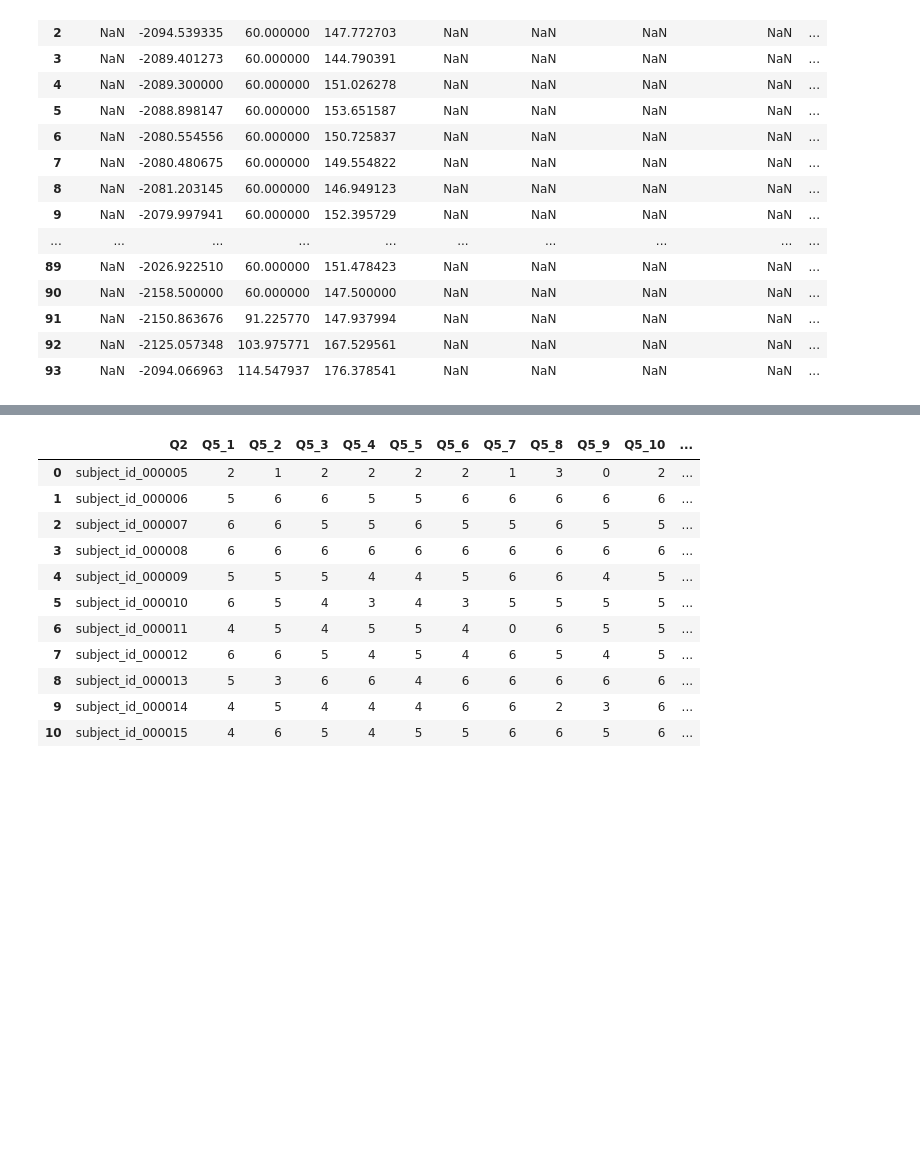
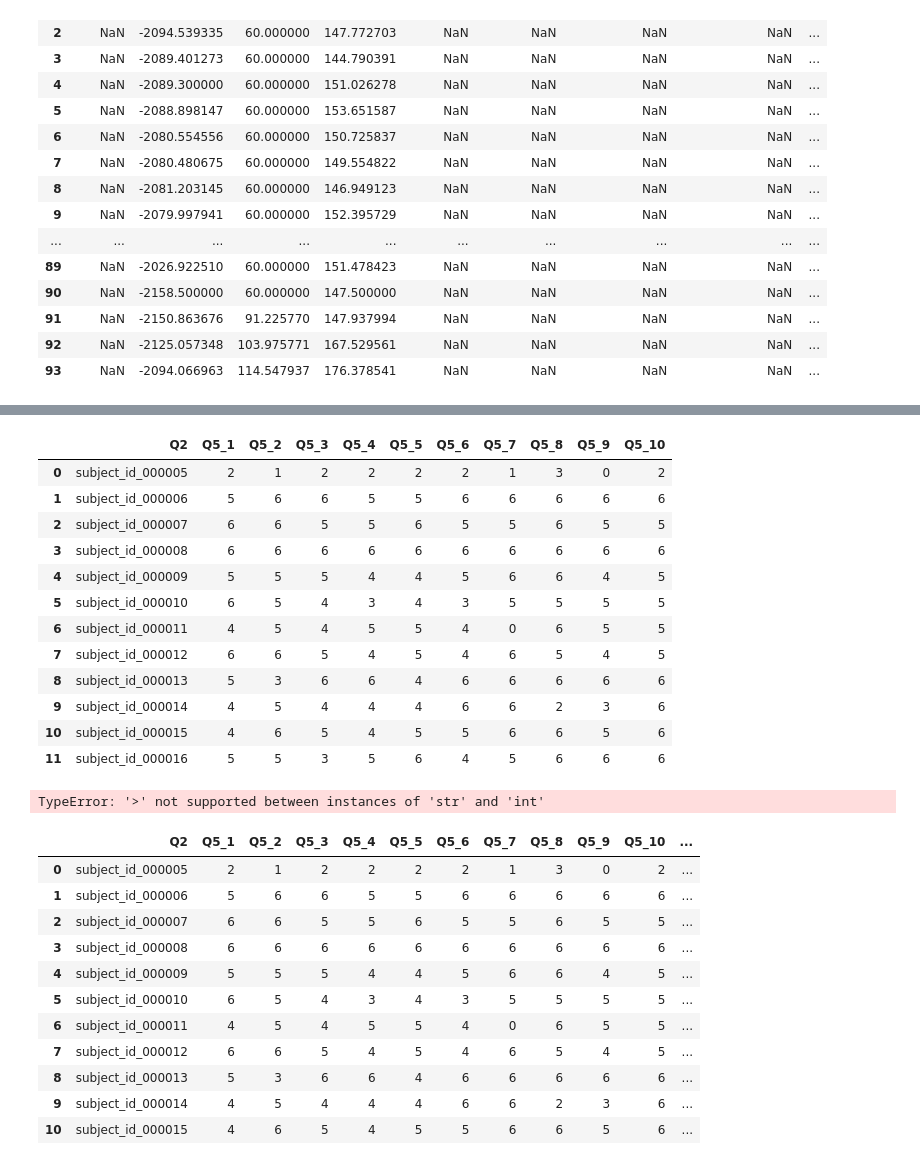
Before and after one commit to GallupGovt/ASIST, a Jupyter notebook: Python/Untitled.ipynb, the cells around one changed output, grey strips where cells are left out. Drawn from its saved outputs; the diff is of its cells as text; code cells hidden in the pictures; blank space fills up the shorter version.

Commit message:
update the survey file and add loops.

```diff
--- a/Python/Untitled.ipynb
+++ b/Python/Untitled.ipynb
@@ -369,0 +364,2 @@ survey_df = pd.read_csv('Data/surveys/ASIST+Experiment+1+Surveys_June+22,+2020_1
+# %%
+survey_df = pd.read_excel('Data/surveys/ASIST_data_study_id_000001_surveys_fulltext.xlsx')
@@ -370,7 +385,5 @@ survey_df = pd.read_csv('Data/surveys/ASIST+Experiment+1+Surveys_June+22,+2020_1
 # %%
 survey_df = survey_df.drop([0, 1]).reset_index(drop=True)
-# %%
-survey_df=survey_df[['Q2', 'Q5_1','Q5_2','Q5_3','Q5_4','Q5_5','Q5_6','Q5_7','Q5_8','Q5_9','Q5_10']]
 # %%
 survey_df
 # %% [output]
@@ -389,18 +404,32 @@ survey_df
-# %%
-survey_df['Q5_1'] = survey_df['Q5_1'].apply(lambda x: x[:-4] if len(x)>3 else x)
-survey_df['Q5_2'] = survey_df['Q5_2'].apply(lambda x: x[:-4] if len(x)>3 else x)
-survey_df['Q5_3'] = survey_df['Q5_3'].apply(lambda x: x[:-4] if len(x)>3 else x)
-survey_df['Q5_4'] = survey_df['Q5_4'].apply(lambda x: x[:-4] if len(x)>3 else x)
-survey_df['Q5_5'] = survey_df['Q5_5'].apply(lambda x: x[:-4] if len(x)>3 else x)
-survey_df['Q5_6'] = survey_df['Q5_6'].apply(lambda x: x[:-4] if len(x)>3 else x)
-survey_df['Q5_7'] = survey_df['Q5_7'].apply(lambda x: x[:-4] if len(x)>3 else x)
-survey_df['Q5_8'] = survey_df['Q5_8'].apply(lambda x: x[:-4] if len(x)>3 else x)
-survey_df['Q5_9'] = survey_df['Q5_9'].apply(lambda x: x[:-4] if len(x)>3 else x)
-survey_df['Q5_10'] = survey_df['Q5_10'].apply(lambda x: x[:-4] if len(x)>3 else x)
+# %%
+survey_cols = ['Q2', 'Q5_1','Q5_2','Q5_3','Q5_4','Q5_5','Q5_6','Q5_7','Q5_8','Q5_9','Q5_10']
+survey_df=survey_df[survey_cols]
+for col in survey_cols[1:]:
+    survey_df[col] = survey_df[col].apply(lambda x: x[:-4] if type(x)==str else str(x))
 # %%
 mapping = {'Strongly disagree': 1, 'Disagree': 2, 'Somewhat disagree': 3, 'Somewhat agree': 4, 'Agree': 5, 'Strongly agree': 6, '-99': 0}
 # %%
 survey_df = survey_df.replace({'Q5_1': mapping, 'Q5_2': mapping, 'Q5_3': mapping, 'Q5_4': mapping, 'Q5_5': mapping, 'Q5_6': mapping, 'Q5_7': mapping, 'Q5_8': mapping, 'Q5_9': mapping, 'Q5_10': mapping})
+# %%
+survey_df
+# %% [output]
+|  | Q2 | Q5_1 | Q5_2 | Q5_3 | Q5_4 | Q5_5 | Q5_6 | Q5_7 | Q5_8 | Q5_9 | Q5_10 |
+| 0 | subject_id_000005 | 2 | 1 | 2 | 2 | 2 | 2 | 1 | 3 | 0 | 2 |
+| 1 | subject_id_000006 | 5 | 6 | 6 | 5 | 5 | 6 | 6 | 6 | 6 | 6 |
+| 2 | subject_id_000007 | 6 | 6 | 5 | 5 | 6 | 5 | 5 | 6 | 5 | 5 |
+| 3 | subject_id_000008 | 6 | 6 | 6 | 6 | 6 | 6 | 6 | 6 | 6 | 6 |
+| 4 | subject_id_000009 | 5 | 5 | 5 | 4 | 4 | 5 | 6 | 6 | 4 | 5 |
+| 5 | subject_id_000010 | 6 | 5 | 4 | 3 | 4 | 3 | 5 | 5 | 5 | 5 |
+| 6 | subject_id_000011 | 4 | 5 | 4 | 5 | 5 | 4 | 0 | 6 | 5 | 5 |
+| 7 | subject_id_000012 | 6 | 6 | 5 | 4 | 5 | 4 | 6 | 5 | 4 | 5 |
+| 8 | subject_id_000013 | 5 | 3 | 6 | 6 | 4 | 6 | 6 | 6 | 6 | 6 |
+| 9 | subject_id_000014 | 4 | 5 | 4 | 4 | 4 | 6 | 6 | 2 | 3 | 6 |
+| 10 | subject_id_000015 | 4 | 6 | 5 | 4 | 5 | 5 | 6 | 6 | 5 | 6 |
+| 11 | subject_id_000016 | 5 | 5 | 3 | 5 | 6 | 4 | 5 | 6 | 6 | 6 |
+# %%
+survey_df['sat_tendency'] = survey_df[survey_df[['Q5_1', 'Q5_2', 'Q5_3', 'Q5_4', 'Q5_5', 'Q5_6', 'Q5_7', 'Q5_8', 'Q5_9', 'Q5_10']] >0].mean(1)
+# %% [output]
+TypeError: '>' not supported between instances of 'str' and 'int'
 # %%
 survey_df.loc[:,'sat_tendency'] = survey_df.sum(axis=1)
 # %%
```
Also changed, not shown: parts of 9 cells of this notebook, 9 other files.
